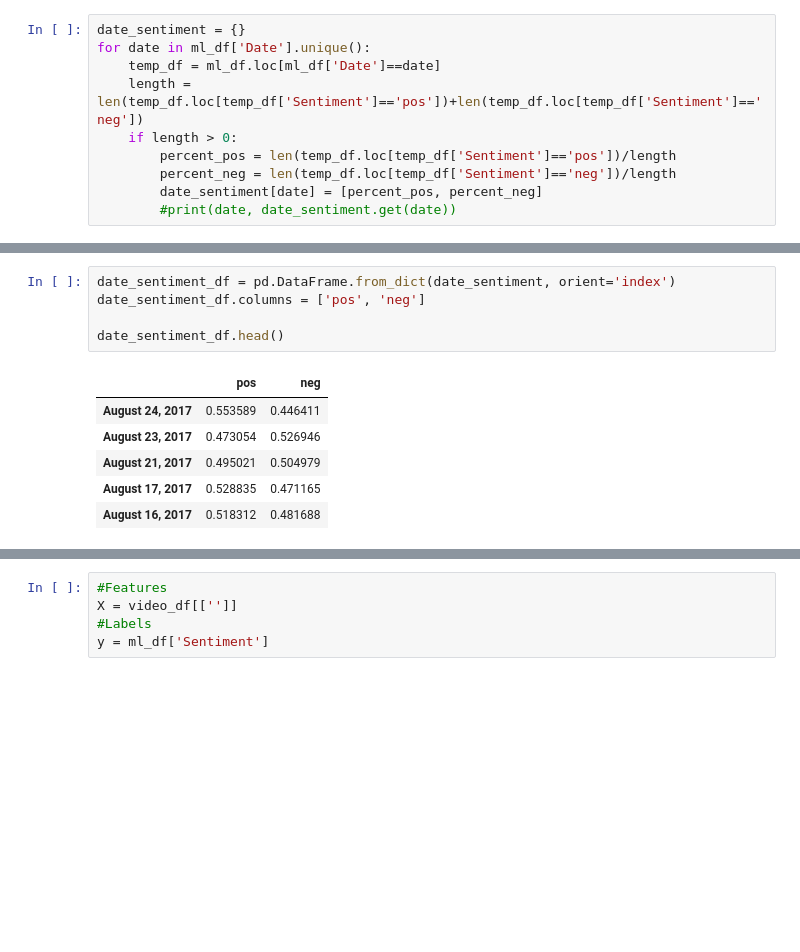
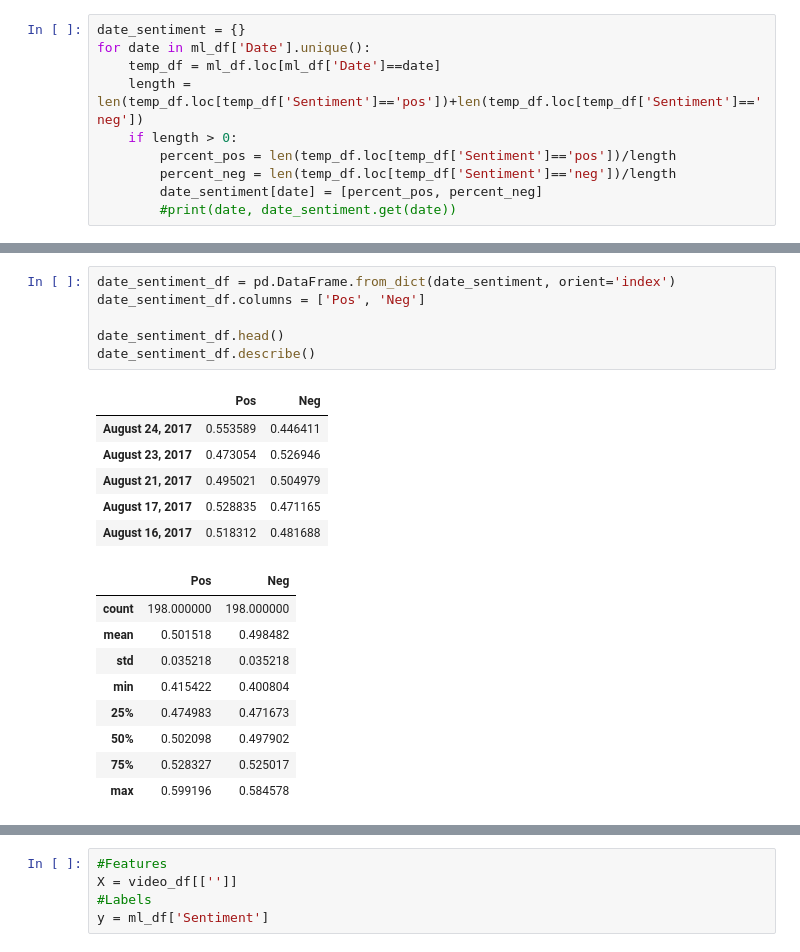
Before and after one commit to Data-Science-for-Linguists/NLSS_Project, a Jupyter notebook: NLSS_V3.ipynb, the cells around one changed output, grey strips where cells are left out. Cells and saved outputs as stored; diff of their text form; blank space fills up the shorter version.

```diff
--- a/NLSS_V3.ipynb
+++ b/NLSS_V3.ipynb
@@ -345,12 +356,22 @@ for date in ml_df['Date'].unique():
 # %%
 date_sentiment_df = pd.DataFrame.from_dict(date_sentiment, orient='index')
-date_sentiment_df.columns = ['pos', 'neg']
+date_sentiment_df.columns = ['Pos', 'Neg']
 
 date_sentiment_df.head()
+date_sentiment_df.describe()
 # %% [output]
-|  | pos | neg |
+|  | Pos | Neg |
 | August 24, 2017 | 0.553589 | 0.446411 |
 | August 23, 2017 | 0.473054 | 0.526946 |
 | August 21, 2017 | 0.495021 | 0.504979 |
 | August 17, 2017 | 0.528835 | 0.471165 |
 | August 16, 2017 | 0.518312 | 0.481688 |
+|  | Pos | Neg |
+| count | 198.000000 | 198.000000 |
+| mean | 0.501518 | 0.498482 |
+| std | 0.035218 | 0.035218 |
+| min | 0.415422 | 0.400804 |
+| 25% | 0.474983 | 0.471673 |
+| 50% | 0.502098 | 0.497902 |
+| 75% | 0.528327 | 0.525017 |
+| max | 0.599196 | 0.584578 |
```
Also changed, not shown: parts of 4 cells of this notebook.
